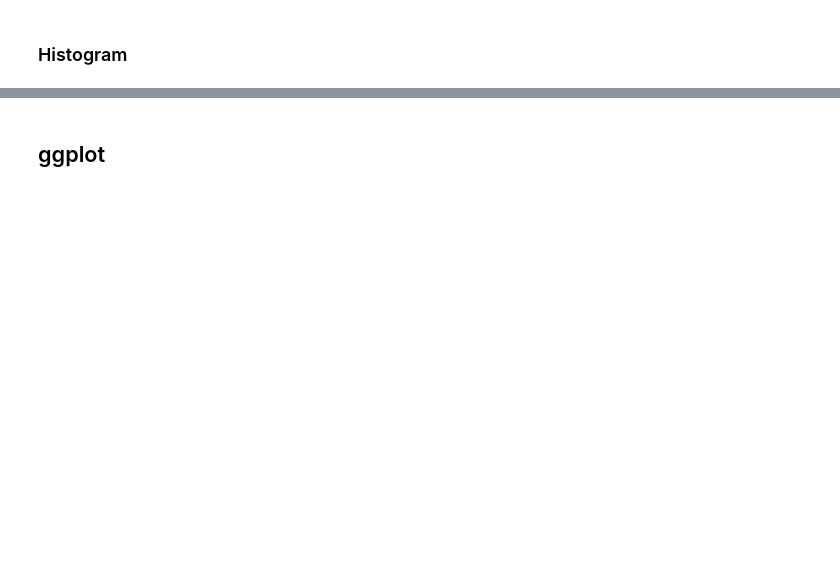
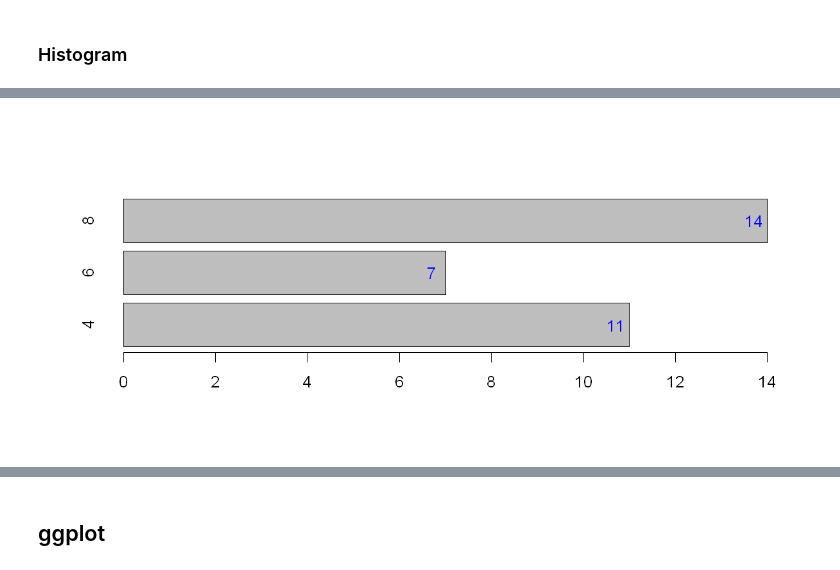
Before and after one commit to yongks/r_book, a Jupyter notebook: 04-visualization.ipynb, the cells around one changed output, grey strips where cells are left out. Saved outputs shown, nothing was run; the diff lists cells and outputs as text; code cells hidden in the pictures; blank space fills up the shorter version.

```diff
--- a/04-visualization.ipynb
+++ b/04-visualization.ipynb
@@ -35,0 +66,6 @@ hist(iris$Sepal.Length)
+# %%
+t = table(mtcars$cyl)
+mids = barplot(t, horiz = T)
+text(t-0.3, mids,t, col='blue')
+# %% [output]
+[figure, added]
```
Also changed, not shown: parts of 21 cells of this notebook, 11 other files.
